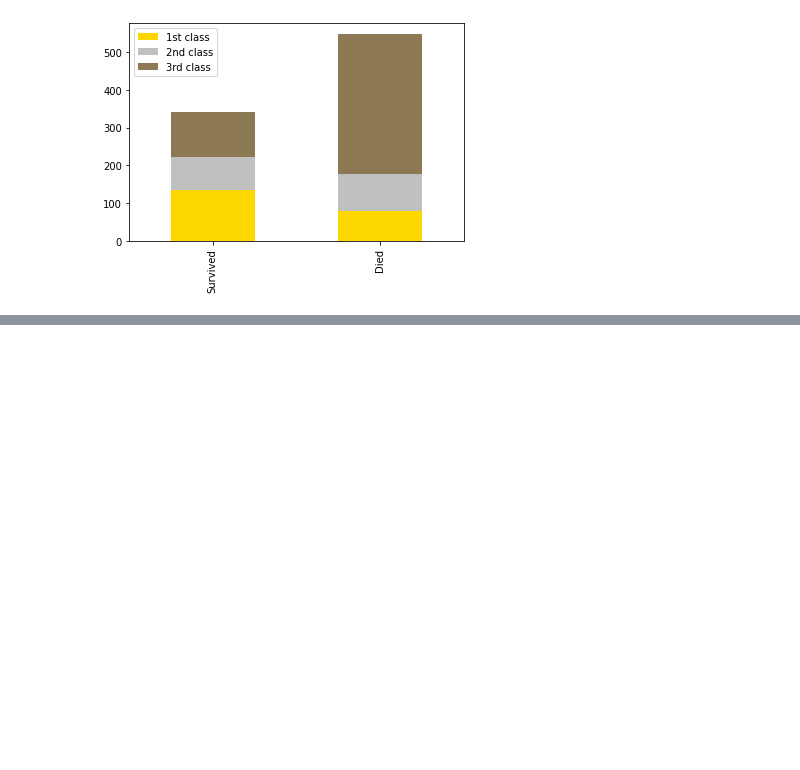
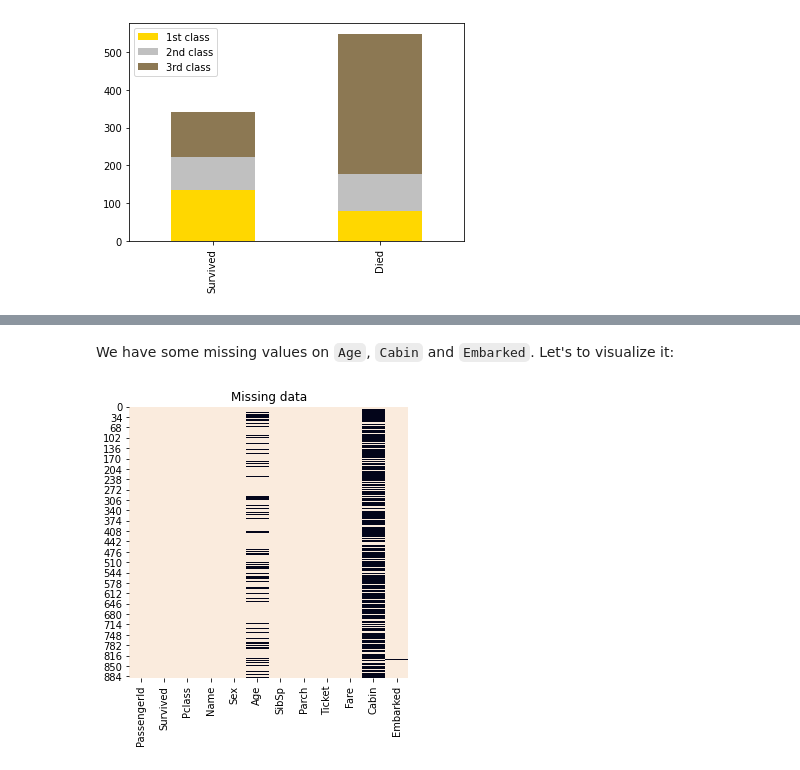
Before and after one commit to abdielgv162/Machine-Learning-Models-and-Algorithms, a Jupyter notebook: Arboles_de_decision/Titanic_2nd.ipynb, the cells around one changed output, grey strips where cells are left out. Cells and saved outputs as stored; diff of their text form; code cells hidden in the pictures; blank space fills up the shorter version.

```diff
--- a/Arboles_de_decision/Titanic_2nd.ipynb
+++ b/Arboles_de_decision/Titanic_2nd.ipynb
@@ -145,0 +227,14 @@ Was there a kind of priority of rescue based on their social status, or it's mor
+# %%
+def plotting_missing_data(dataset):
+    # Conf
+    fig, ax = plt.subplots(figsize=(5,5))
+    plt.title('Missing data')
+    # Hearmap without color bar
+    sns.heatmap(train_df.isnull(), cbar=False,
+                cmap=sns.color_palette("rocket_r", as_cmap=True) )
+# %% [markdown]
+We have some missing values on `Age`, `Cabin` and `Embarked`. Let's to visualize it:
+# %%
+plotting_missing_data(train_df)
+# %% [output]
+[figure, added]
```
Also changed, not shown: parts of 30 cells of this notebook.
